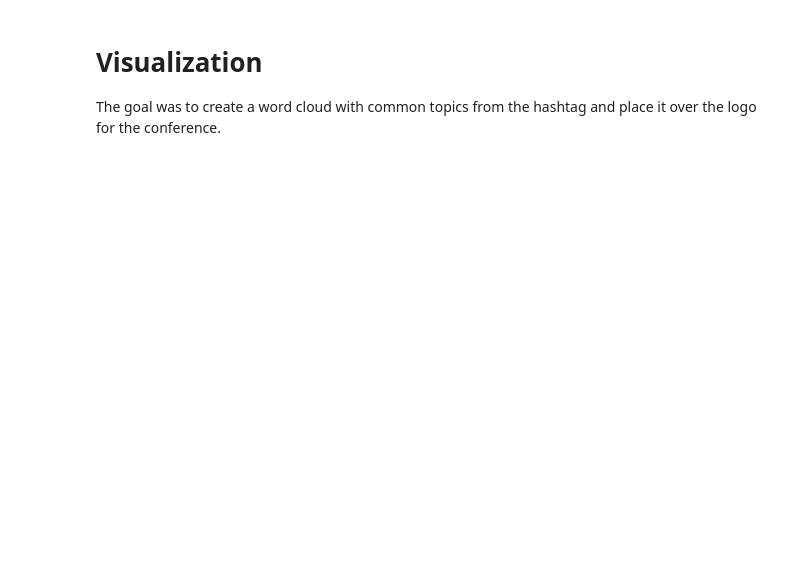
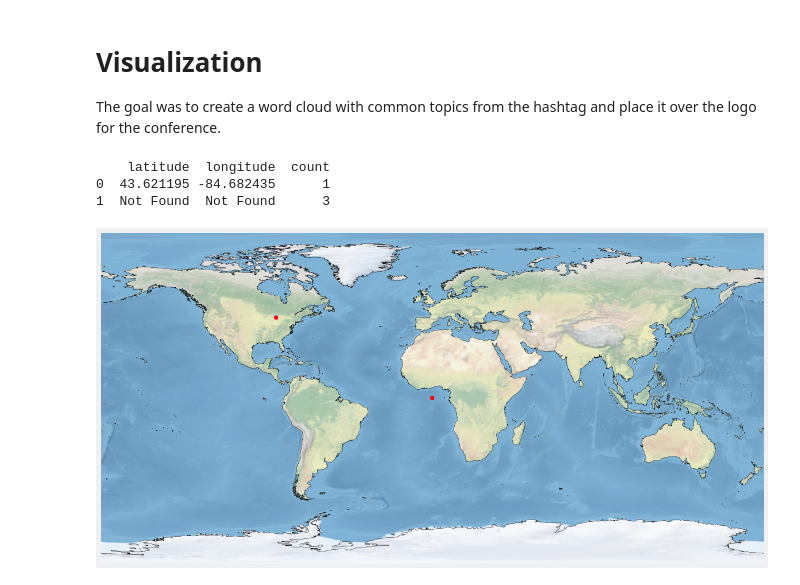
Before and after one commit to smargarink/DesignDev, a Jupyter notebook: exercises/Exercise_14.ipynb, the cells around one changed output. Saved outputs shown, nothing was run; the diff lists cells and outputs as text; code cells hidden in the pictures; blank space fills up the shorter version.

Commit message:
got location to work, but more interested in tweet

```diff
--- a/exercises/Exercise_14.ipynb
+++ b/exercises/Exercise_14.ipynb
@@ -107,6 +119,6 @@ Collecting data from recent 2021 convention hastag #BlerDcon. Starting date from
 # %%
 #pulling info in from specific hashtag
-search_words = "#BlerDCon2021"
-date_since = "2020-01-01"
+search_words = "#BlerDCon"
+date_since = "2010-01-01"
 tweets = tweepy.Cursor(api.search_tweets,
               q=search_words, lang="en").items(300)
@@ -157,3 +231,43 @@ Would like to analyze the CSV file for common key terms and number of times a to
+# %%
+import matplotlib.pyplot as plt
+plt.style.use('fivethirtyeight')
+plt.rcParams.update({'font.size': 20})
+plt.rcParams['figure.figsize'] = (20, 10)
 # %% [markdown]
 # Visualization
 The goal was to create a word cloud with common topics from the hashtag and place it over the logo for the conference.
+# %%
+counter = tdf.groupby(['latitude','longitude']).size().reset_index().rename(columns={0:'count'})
+
+print(counter)
+# %% [output]
+    latitude  longitude  count
+0  43.621195 -84.682435      1
+1  Not Found  Not Found      3
+# %%
+ax = plt.axes(projection=ccrs.PlateCarree())
+ax.stock_img()
+# plot individual locations
+for i in range(0, len(lats)):
+    ax.plot(longs[i], lats[i], 'ro', transform=ccrs.PlateCarree())
+
+# add coastlines for reference
+ax.coastlines(resolution='50m')
+ax.set_global()
+def get_radius(freq):
+    if freq < 5:
+        return 1
+    elif freq < 10:
+        return 2
+    elif freq >= 10:
+        return 3
+# plot count of tweets per location
+
+colLats = counter['latitude']
+colLongs = counter['longitude']
+colCounts = counter['count']
+
+for i in range(0, len(counter)):
+    ax.add_patch(Circle(xy=[colLongs[i], colLats[i]], radius=get_radius(colCounts[i]), color='blue',alpha=0.5, transform=ccrs.PlateCarree()))
+# %% [output]
+[figure, added]
```
Also changed, not shown: parts of 16 cells of this notebook.
